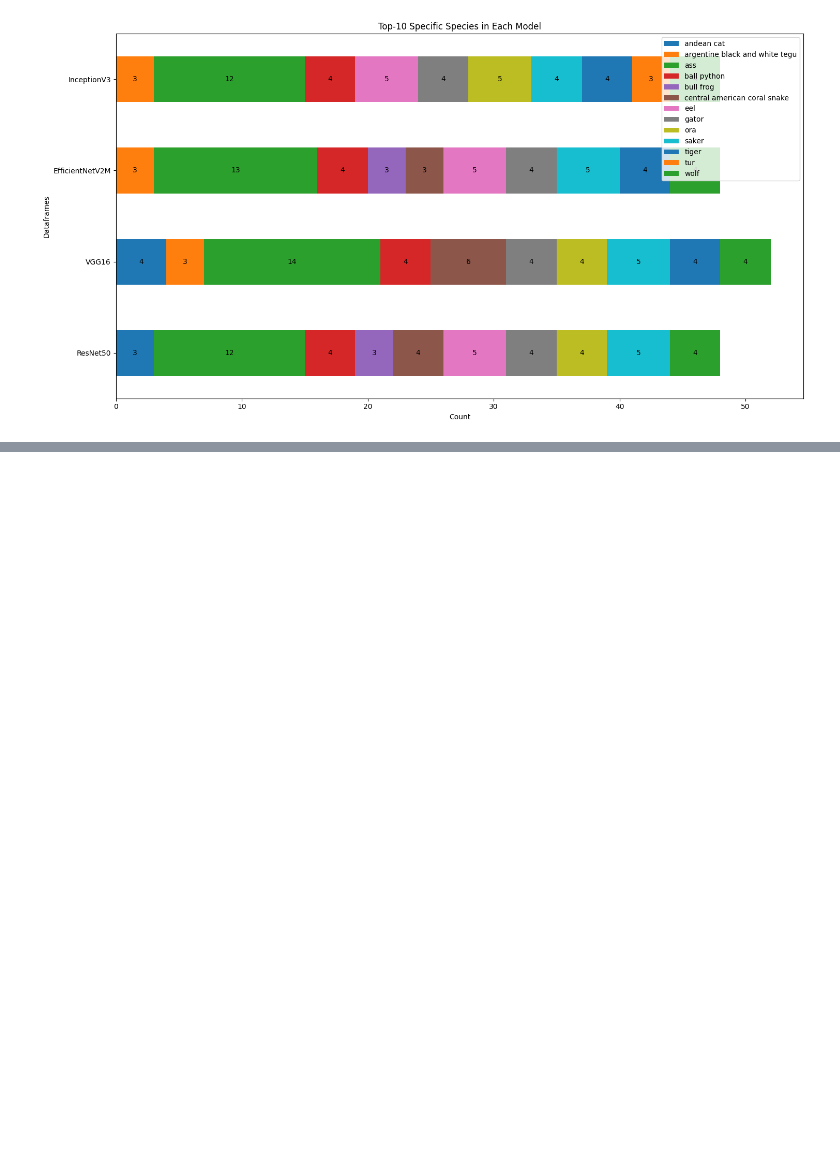
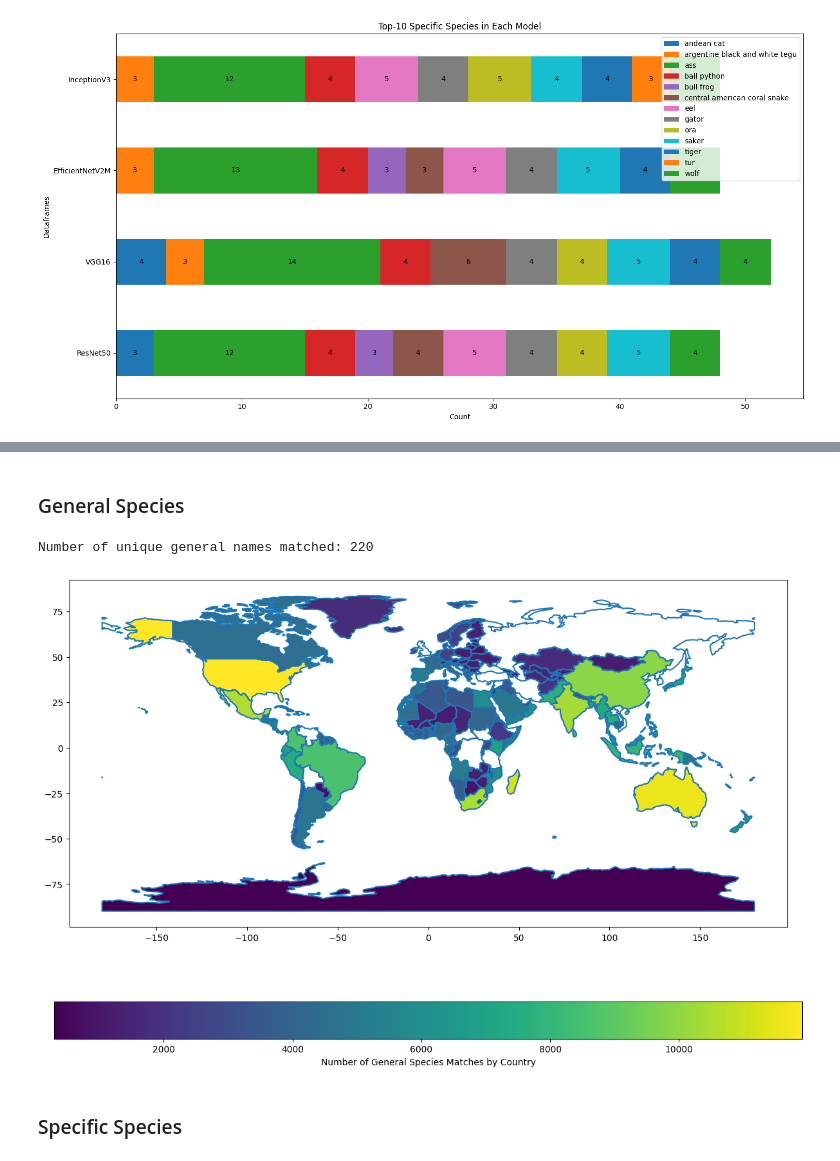
Before and after one commit to sammitako/CS-GY-6513-Big-Data, a Jupyter notebook: Image_classification.ipynb, the cells around one changed output, grey strips where cells are left out. Drawn from its saved outputs; the diff is of its cells as text; code cells hidden in the pictures; blank space fills up the shorter version.

Commit message:
add country distribution for each (general/specific) species

```diff
--- a/Image_classification.ipynb
+++ b/Image_classification.ipynb
@@ -2015,0 +2036,3 @@ plot_top10_species(specific_data, 'Top-10 Specific Species in Each Model')
+# %%
+df = pd.read_csv('/content/drive/MyDrive/Big Data/Team Notebook/data/image_classification.csv')
+df
@@ -2015,0 +2053,11 @@ plot_top10_species(specific_data, 'Top-10 Specific Species in Each Model')
+# %%
+def split_countries(distribution):
+    if isinstance(distribution, str):
+        return distribution.split(',')
+    else:
+        return []
+
+country_df['Country_List'] = country_df['Distribution Country'].apply(split_countries)
+
+countries_exploded_df = country_df.explode('Country_List')
+countries_exploded_df['Country_List'] = countries_exploded_df['Country_List'].str.strip()
@@ -2015,0 +2080,39 @@ plot_top10_species(specific_data, 'Top-10 Specific Species in Each Model')
+# %% [markdown]
+### General Species
+# %%
+countries_exploded_df['Country_List'] = countries_exploded_df['Country_List'].astype(str).str.strip()
+
+general_name_matches = pd.merge(
+    df[['general_name']],
+    countries_exploded_df[['General Names Normalized', 'Country_List']],
+    left_on='general_name',
+    right_on='General Names Normalized',
+    how='inner'
+)
+
+# Count the number of unique general names matched
+general_name_count = general_name_matches['general_name'].nunique()
+
+print(f'Number of unique general names matched: {general_name_count}')
+# %% [output]
+Number of unique general names matched: 220
+# %%
+country_match_counts = general_name_matches['Country_List'].value_counts().reset_index()
+country_match_counts.columns = ['Country', 'Match_Count']
+
+world = gpd.read_file(gpd.datasets.get_path('naturalearth_lowres'))
+
+# Merge the world map with the match counts
+world = world.merge(country_match_counts, left_on='name', right_on='Country', how='left')
+
+fig, ax = plt.subplots(1, 1, figsize=(15, 10))
+world.boundary.plot(ax=ax)
+world.plot(column='Match_Count', ax=ax, legend=True,
+           legend_kwds={'label': "Number of General Species Matches by Country",
+                        'orientation': "horizontal"})
+
+plt.show()
+# %% [output]
+[figure, added]
+# %% [markdown]
+### Specific Species
```
Also changed, not shown: parts of 10 cells of this notebook.
